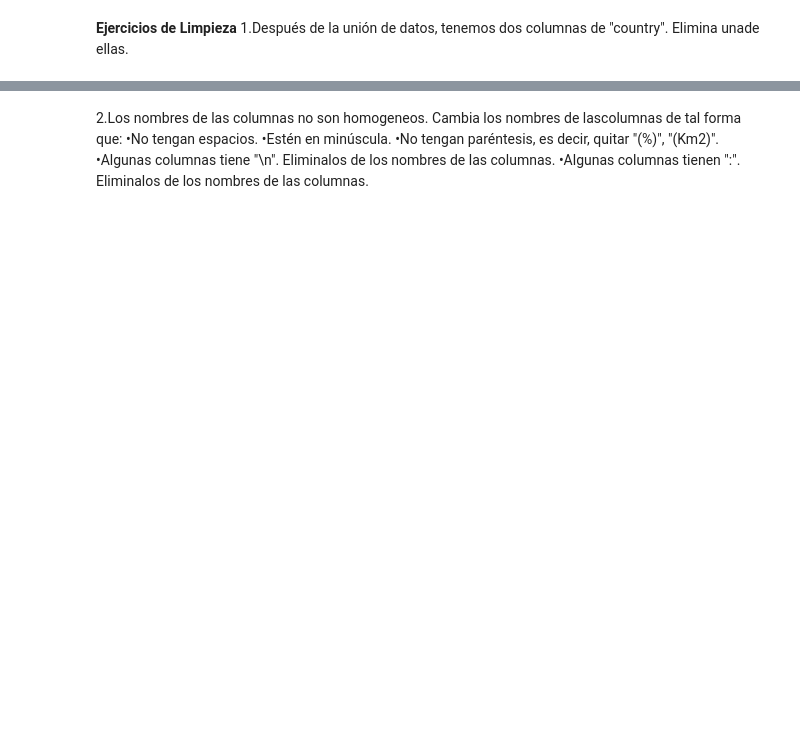
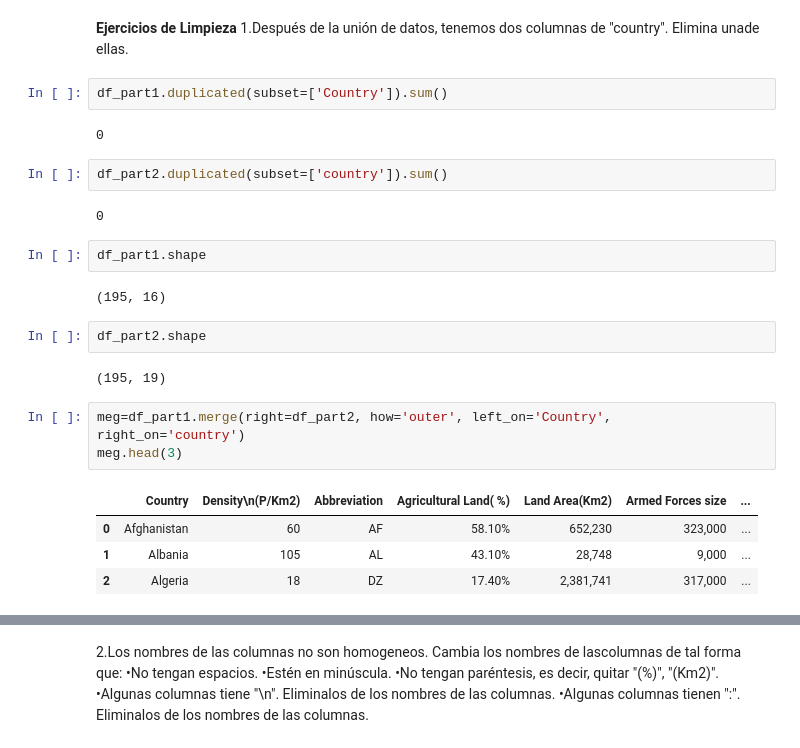
Before and after one commit to MartaG88/promoK-modulo3-sprint1-pairprogramming-Elena_Martag, a Jupyter notebook: Leccion 4.ipynb, the cells around one changed output, grey strips where cells are left out. Cells and saved outputs as stored; diff of their text form; blank space fills up the shorter version.

```diff
--- a/Leccion 4.ipynb
+++ b/Leccion 4.ipynb
@@ -6,3 +52,27 @@ world-data-2023-part1.csv y el de world-data-2023-part2.csv .
 # %% [markdown]
 **Ejercicios de Limpieza**
 1.Después de la unión de datos, tenemos dos columnas de "country". Elimina unade ellas.
+# %%
+df_part1.duplicated(subset=['Country']).sum()
+# %% [output]
+0
+# %%
+df_part2.duplicated(subset=['country']).sum()
+# %% [output]
+0
+# %%
+df_part1.shape
+# %% [output]
+(195, 16)
+# %%
+df_part2.shape
+# %% [output]
+(195, 19)
+# %%
+meg=df_part1.merge(right=df_part2, how='outer', left_on='Country', right_on='country')
+meg.head(3)
+# %% [output]
+|  | Country | Density\n(P/Km2) | Abbreviation | Agricultural Land( %) | Land Area(Km2) | Armed Forces size | ... |
+| 0 | Afghanistan | 60 | AF | 58.10% | 652,230 | 323,000 | ... |
+| 1 | Albania | 105 | AL | 43.10% | 28,748 | 9,000 | ... |
+| 2 | Algeria | 18 | DZ | 17.40% | 2,381,741 | 317,000 | ... |
```
Also changed, not shown: parts of 11 cells of this notebook, 1 other file.
